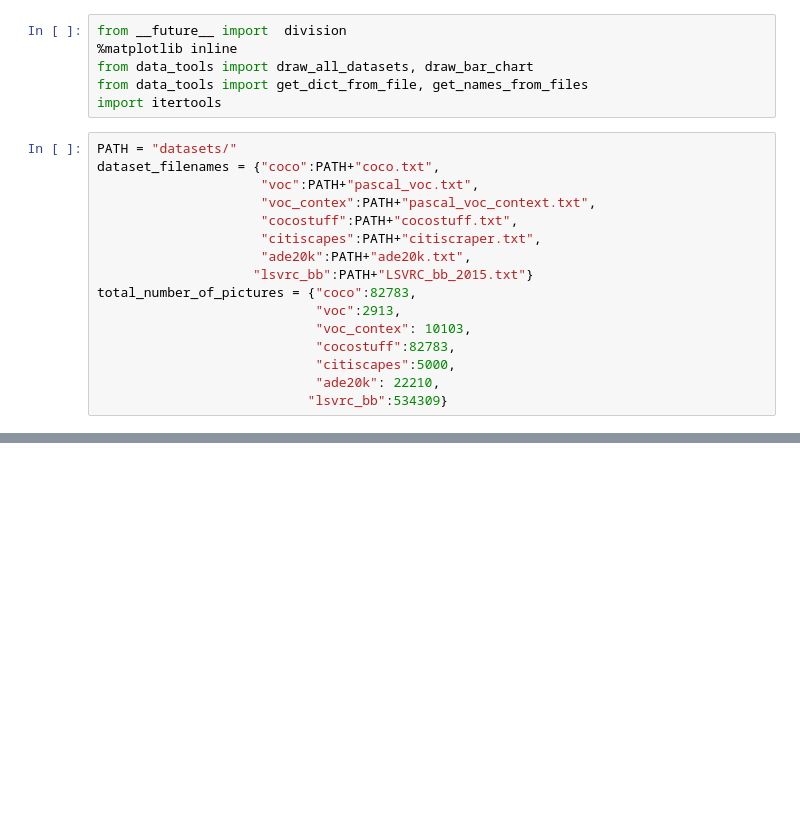
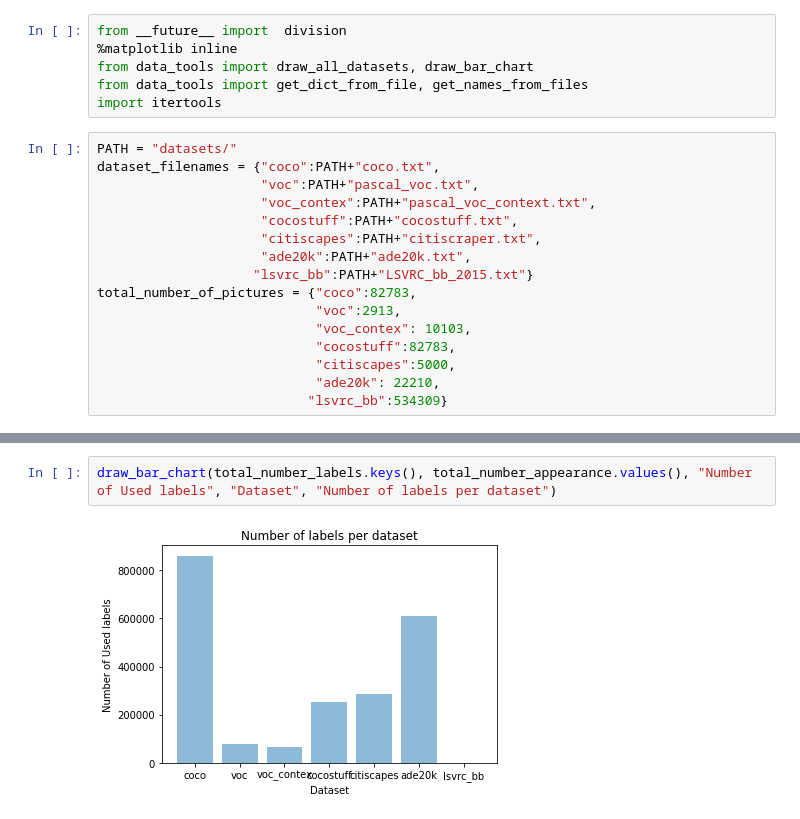
Before and after one commit to elnazavr/segmentation-datasets, a Jupyter notebook: datasets-visualization-matej.ipynb, the cells around one changed output, grey strips where cells are left out. Cells and saved outputs as stored; diff of their text form; blank space fills up the shorter version.

```diff
--- a/datasets-visualization-matej.ipynb
+++ b/datasets-visualization-matej.ipynb
@@ -26,0 +46,4 @@ draw_all_datasets(dataset_filenames)
+# %%
+draw_bar_chart(total_number_labels.keys(), total_number_appearance.values(), "Number of Used labels", "Dataset", "Number of labels per dataset")
+# %% [output]
+[figure, added]
```
Also changed, not shown: parts of 8 cells of this notebook.
